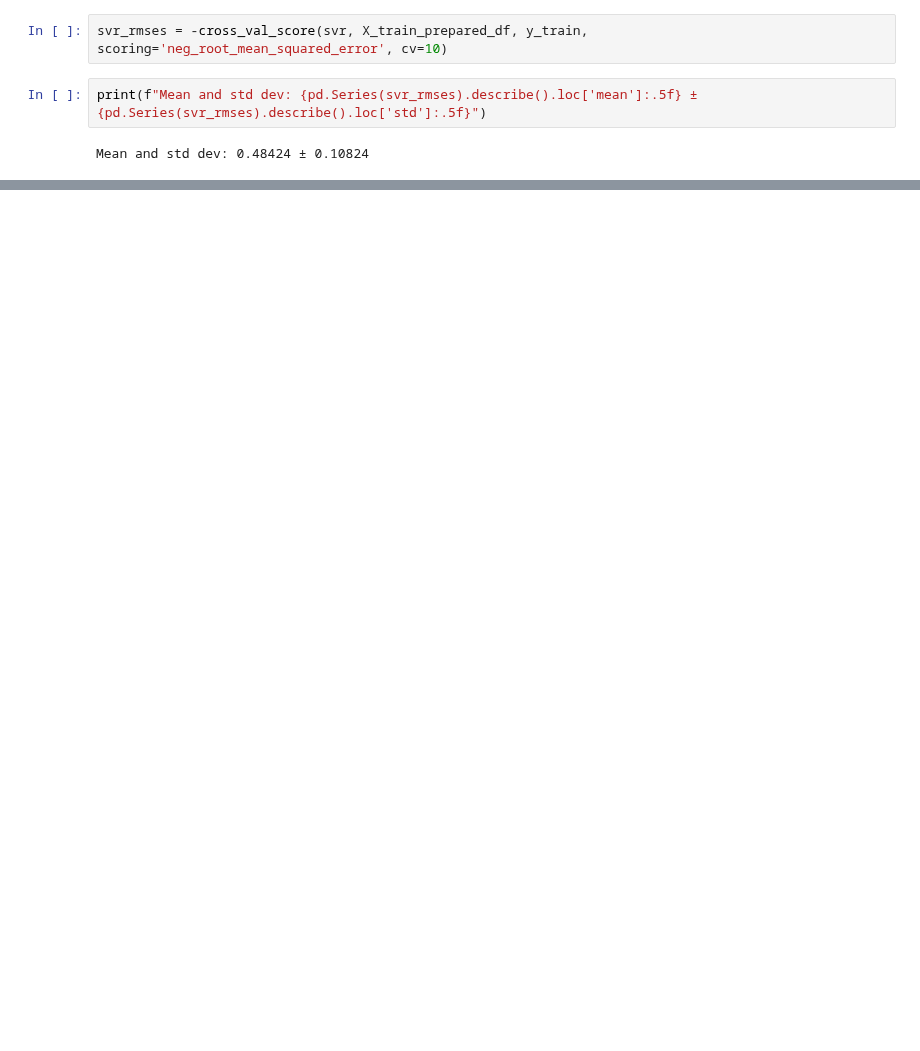
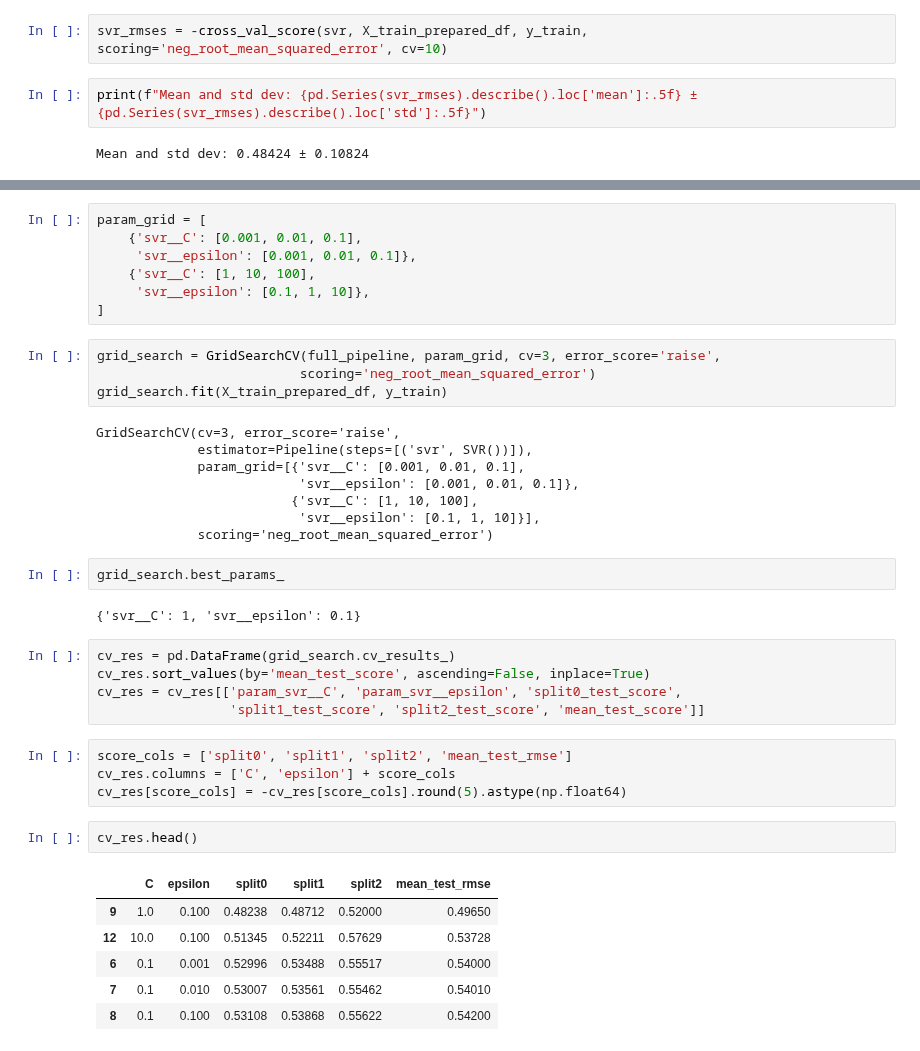
Before and after one commit to capac/short-term-rents-in-london, a Jupyter notebook: grid_search_analysis.ipynb, the cells around one changed output, grey strips where cells are left out. Drawn from its saved outputs; the diff is of its cells as text; blank space fills up the shorter version.

Commit message:
Best parameters for SVR: C=1, epsilon=0.1

```diff
--- a/grid_search_analysis.ipynb
+++ b/grid_search_analysis.ipynb
@@ -255,0 +160,41 @@ Mean and std dev: 0.48424 ± 0.10824
+# %%
+param_grid = [
+    {'svr__C': [0.001, 0.01, 0.1],
+     'svr__epsilon': [0.001, 0.01, 0.1]},
+    {'svr__C': [1, 10, 100],
+     'svr__epsilon': [0.1, 1, 10]},
+]
+# %%
+grid_search = GridSearchCV(full_pipeline, param_grid, cv=3, error_score='raise',
+                          scoring='neg_root_mean_squared_error')
+grid_search.fit(X_train_prepared_df, y_train)
+# %% [output]
+GridSearchCV(cv=3, error_score='raise',
+             estimator=Pipeline(steps=[('svr', SVR())]),
+             param_grid=[{'svr__C': [0.001, 0.01, 0.1],
+                          'svr__epsilon': [0.001, 0.01, 0.1]},
+                         {'svr__C': [1, 10, 100],
+                          'svr__epsilon': [0.1, 1, 10]}],
+             scoring='neg_root_mean_squared_error')
+# %%
+grid_search.best_params_
+# %% [output]
+{'svr__C': 1, 'svr__epsilon': 0.1}
+# %%
+cv_res = pd.DataFrame(grid_search.cv_results_)
+cv_res.sort_values(by='mean_test_score', ascending=False, inplace=True)
+cv_res = cv_res[['param_svr__C', 'param_svr__epsilon', 'split0_test_score',
+                 'split1_test_score', 'split2_test_score', 'mean_test_score']]
+# %%
+score_cols = ['split0', 'split1', 'split2', 'mean_test_rmse']
+cv_res.columns = ['C', 'epsilon'] + score_cols
+cv_res[score_cols] = -cv_res[score_cols].round(5).astype(np.float64)
+# %%
+cv_res.head()
+# %% [output]
+|  | C | epsilon | split0 | split1 | split2 | mean_test_rmse |
+| 9 | 1.0 | 0.100 | 0.48238 | 0.48712 | 0.52000 | 0.49650 |
+| 12 | 10.0 | 0.100 | 0.51345 | 0.52211 | 0.57629 | 0.53728 |
+| 6 | 0.1 | 0.001 | 0.52996 | 0.53488 | 0.55517 | 0.54000 |
+| 7 | 0.1 | 0.010 | 0.53007 | 0.53561 | 0.55462 | 0.54010 |
+| 8 | 0.1 | 0.100 | 0.53108 | 0.53868 | 0.55622 | 0.54200 |
```
Also changed, not shown: parts of 34 cells of this notebook.
